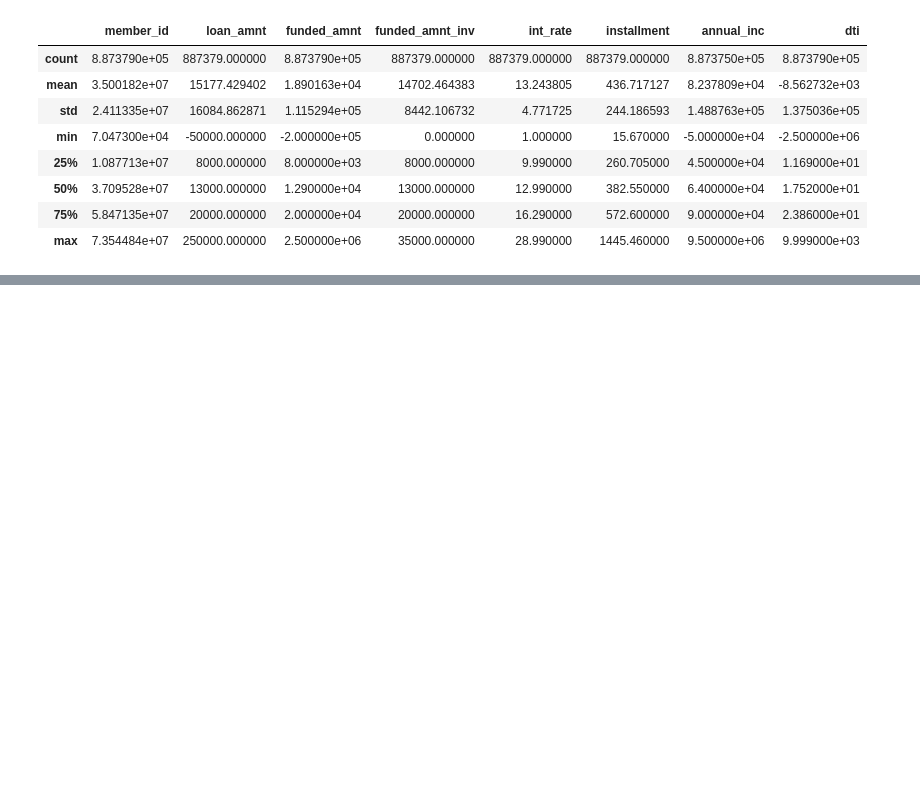
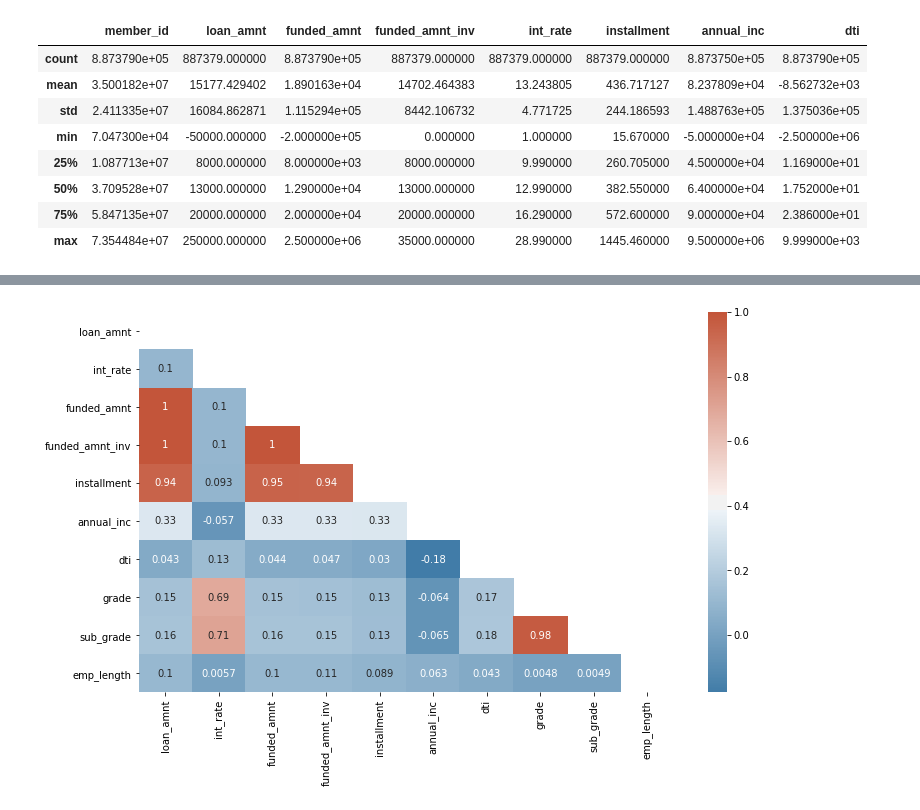
Before and after one commit to ttimong/projects, a Jupyter notebook: funding-societies-assignment.ipynb, the cells around one changed output, grey strips where cells are left out. Saved outputs shown, nothing was run; the diff lists cells and outputs as text; code cells hidden in the pictures; blank space fills up the shorter version.

```diff
--- a/funding-societies-assignment.ipynb
+++ b/funding-societies-assignment.ipynb
@@ -195,0 +607,21 @@ plt.subplots_adjust(top=0.92, bottom=0.08, left=0.10, right=0.95, hspace=0.25, w
+# %%
+# converting grade and sub_grade into continuous variable
+grade_dict = {"A":1.0, "B":2.0, "C":3.0, "D":4.0, "E":5.0, "F":6.0, "G":7.0}
+sub_grade_dict = {
+    "A1":1.0, "A2":1.2, "A3":1.4, "A4":1.6, "A5":1.8,
+    "B1":2.0, "B2":2.2, "B3":2.4, "B4":2.6, "B5":2.8,
+    "C1":3.0, "C2":3.2, "C3":3.4, "C4":3.6, "C5":3.8,
+    "D1":4.0, "D2":4.2, "D3":4.4, "D4":4.6, "D5":4.8,
+    "E1":5.0, "E2":5.2, "E3":5.4, "E4":5.6, "E5":5.8,
+    "F1":6.0, "F2":6.2, "F3":6.4, "F4":6.6, "F5":6.8,
+    "G1":7.0, "G2":7.2, "G3":7.4, "G4":7.6, "G5":7.8
+    }
+emp_length_dict={
+    "10+ years":10, "< 1 year":0, "1 year":1, "2 years":2, "3 years":3,
+    "4 years":4, "5 years":5, "6 years":6, "7 years":7, "8 years":8, "9 years":9
+    }
+# %%
+df_transform_2 = df_transform
+df_transform_2['grade'] = [grade_dict[i] for i in df_transform_2['grade']]
+df_transform_2['sub_grade'] = [sub_grade_dict[i] for i in df_transform_2['sub_grade']]
+df_transform_2['emp_length'] = [emp_length_dict[i] if i != 'blank' else np.nan for i in df_transform_2['emp_length']]
@@ -195,0 +640,19 @@ plt.subplots_adjust(top=0.92, bottom=0.08, left=0.10, right=0.95, hspace=0.25, w
+# %%
+# replacing null values in emp_length with its median value
+df_transform_2['emp_length'].fillna(6, inplace=True)
+# %%
+# plotting a heatmap of a correlation matrix of all the continuous features
+cont_feature_df = df_transform_2[['loan_amnt', 'int_rate', 'funded_amnt', 'funded_amnt_inv', 'installment', 'annual_inc', 'dti', 'grade', 'sub_grade', 'emp_length']]
+
+_ = plt.subplots(figsize = (12,7))
+
+corr = cont_feature_df.corr()
+
+mask = np.zeros_like(corr, dtype=np.bool)
+mask[np.triu_indices_from(mask)] = True
+
+cmap = sns.diverging_palette(600, 20, as_cmap=True)
+
+_ = sns.heatmap(corr, mask=mask, annot=True, cmap =cmap)
+# %% [output]
+[figure, added]
```
Also changed, not shown: parts of 108 cells of this notebook, 2 other files.
